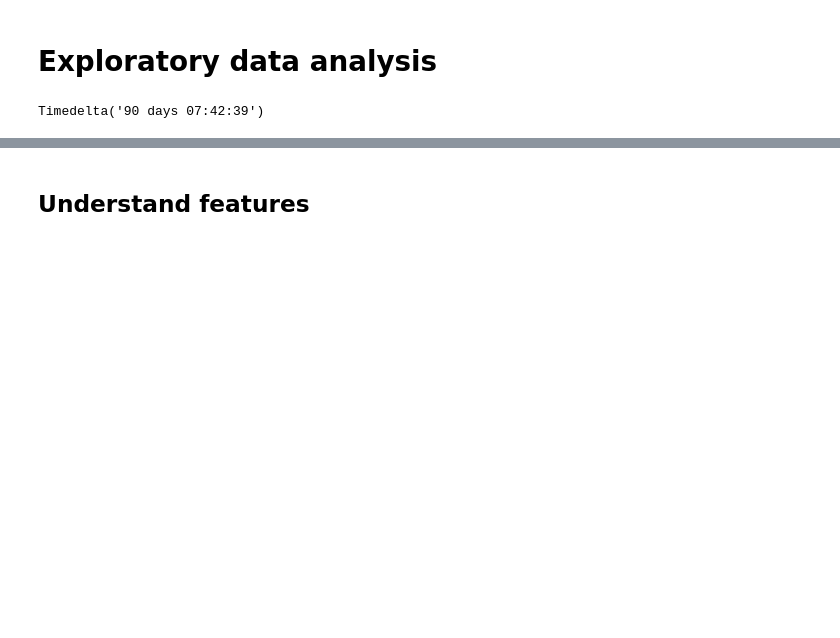
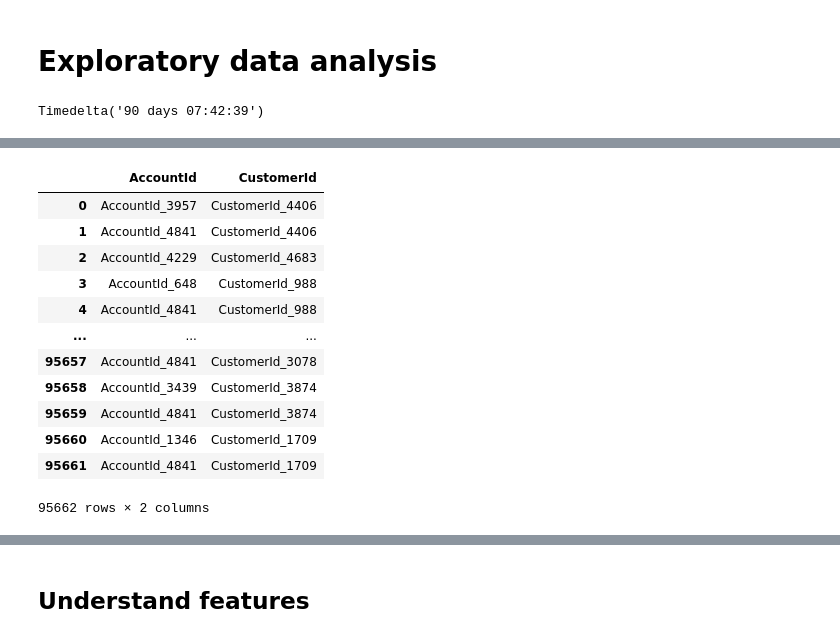
Before and after one commit to FadelMamar/fraud-detection-galsen, a Jupyter notebook: notebooks/EDA.ipynb, the cells around one changed output, grey strips where cells are left out. Drawn from its saved outputs; the diff is of its cells as text; code cells hidden in the pictures; blank space fills up the shorter version.

```diff
--- a/notebooks/EDA.ipynb
+++ b/notebooks/EDA.ipynb
@@ -11,3 +11,11 @@ df_data['TransactionStartTime'] = pd.to_datetime(df_data['TransactionStartTime']
 df_data['TransactionStartTime'].iloc[-1] - df_data['TransactionStartTime'].iloc[0]
 # %% [output]
 Timedelta('90 days 07:42:39')
+# %%
+cols = ['AccountId','CustomerId']
+
+_df = df_data[cols[0]]
+for col in cols[1:]:
+    _df += ( "+" + df_data[col])
+_df
+# df_data['AccountId'] +  '+' +  df_data['CustomerId']
@@ -13,0 +35,16 @@ Timedelta('90 days 07:42:39')
+# %%
+df_data[cols]
+# %% [output]
+|  | AccountId | CustomerId |
+| 0 | AccountId_3957 | CustomerId_4406 |
+| 1 | AccountId_4841 | CustomerId_4406 |
+| 2 | AccountId_4229 | CustomerId_4683 |
+| 3 | AccountId_648 | CustomerId_988 |
+| 4 | AccountId_4841 | CustomerId_988 |
+| ... | ... | ... |
+| 95657 | AccountId_4841 | CustomerId_3078 |
+| 95658 | AccountId_3439 | CustomerId_3874 |
+| 95659 | AccountId_4841 | CustomerId_3874 |
+| 95660 | AccountId_1346 | CustomerId_1709 |
+| 95661 | AccountId_4841 | CustomerId_1709 |
+95662 rows × 2 columns
```
Also changed, not shown: parts of 7 cells of this notebook, 6 other files.
